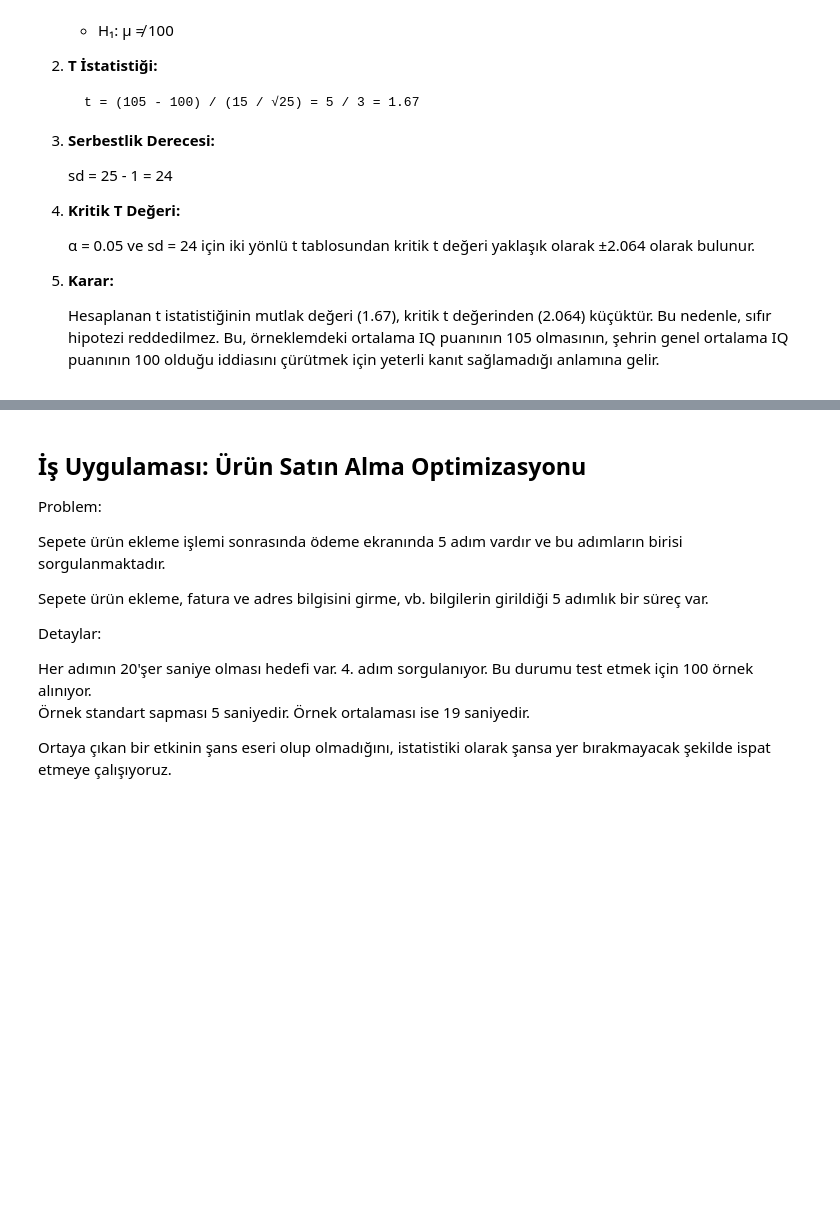
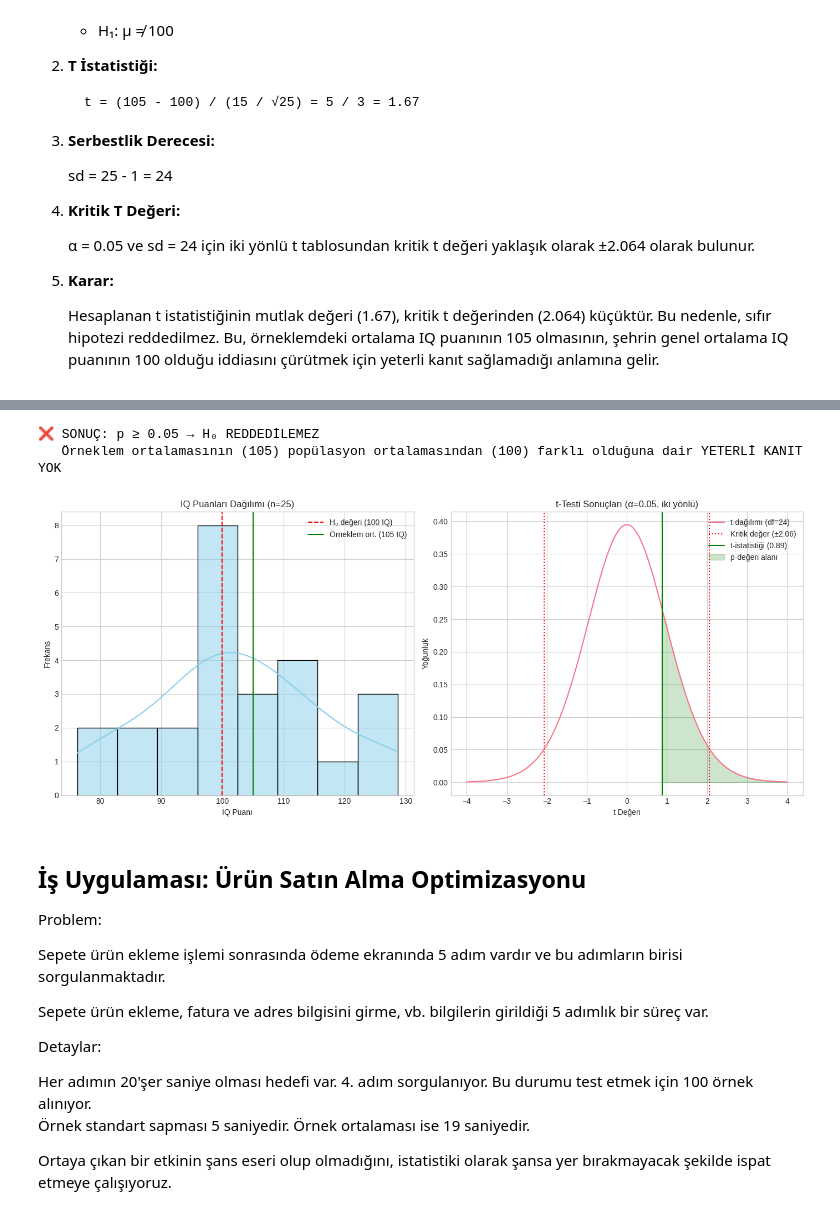
Before and after one commit to toygarpar/VeriBilimiTemelIstatistik, a Jupyter notebook: 21-tek-orneklem-t-testi.ipynb, the cells around one changed output, grey strips where cells are left out. Saved outputs shown, nothing was run; the diff lists cells and outputs as text; code cells hidden in the pictures; blank space fills up the shorter version.

```diff
--- a/21-tek-orneklem-t-testi.ipynb
+++ b/21-tek-orneklem-t-testi.ipynb
@@ -206,3 +432,61 @@ Bir araştırmacı, bir şehrin ortalama IQ puanının 100 olduğunu iddia etmek
+# %%
+# Karar ve yorum
+if p_value < alpha:
+    print("\n✅ SONUÇ: p < 0.05 → H₀ REDDEDİLİR")
+    if sample_mean > pop_mean:
+        print(f"   Örneklem ortalaması ({sample_mean}) popülasyon ortalamasından ({pop_mean}) ANLAMLI ŞEKİLDE YÜKSEK")
+    else:
+        print(f"   Örneklem ortalaması ({sample_mean}) popülasyon ortalamasından ({pop_mean}) ANLAMLI ŞEKİLDE DÜŞÜK")
+else:
+    print("\n❌ SONUÇ: p ≥ 0.05 → H₀ REDDEDİLEMEZ")
+    print(f"   Örneklem ortalamasının ({sample_mean}) popülasyon ortalamasından ({pop_mean}) farklı olduğuna dair YETERLİ KANIT YOK")
+# %% [output]
+❌ SONUÇ: p ≥ 0.05 → H₀ REDDEDİLEMEZ
+   Örneklem ortalamasının (105) popülasyon ortalamasından (100) farklı olduğuna dair YETERLİ KANIT YOK
+# %%
+# Görselleştirme
+plt.figure(figsize=(14, 6))
+
+# 1. Veri dağılımı
+plt.subplot(1, 2, 1)
+sns.histplot(data, kde=True, bins=8, color='skyblue')
+plt.axvline(pop_mean, color='red', linestyle='--', label=f'H₀ değeri ({pop_mean} IQ)')
+plt.axvline(sample_mean, color='green', linestyle='-', label=f'Örneklem ort. ({sample_mean} IQ)')
+plt.title('IQ Puanları Dağılımı (n=25)')
+plt.xlabel('IQ Puanı')
+plt.ylabel('Frekans')
+plt.legend()
+
+# 2. t-dağılımı ve test sonucu
+plt.subplot(1, 2, 2)
+x = np.linspace(-4, 4, 1000)
+y = stats.t.pdf(x, df=df)
+plt.plot(x, y, label=f't-dağılımı (df={df})')
+
+# Kritik bölgeler
+plt.axvline(t_critical, color='red', linestyle=':', label=f'Kritik değer (±{t_critical:.2f})')
+plt.axvline(-t_critical, color='red', linestyle=':')
+
+# Test istatistiği
+plt.axvline(t_stat, color='green', linestyle='-', label=f't-istatistiği ({t_stat:.2f})')
+
+# p-değeri alanı
+if t_stat > 0:
+    p_x = np.linspace(t_stat, 4, 100)
+else:
+    p_x = np.linspace(-4, t_stat, 100)
+plt.fill_between(p_x, stats.t.pdf(p_x, df=df), color='green', alpha=0.2, label='p-değeri alanı')
+
+plt.title('t-Testi Sonuçları (α=0.05, iki yönlü)')
+plt.xlabel('t Değeri')
+plt.ylabel('Yoğunluk')
+plt.legend()
+plt.grid(True)
+
+plt.tight_layout()
+plt.show()
+# %% [output]
+[figure, added]
 # %% [markdown]
 ##  İş Uygulaması: Ürün Satın Alma Optimizasyonu
 
```
Also changed, not shown: parts of 10 cells of this notebook, 2 other files.
